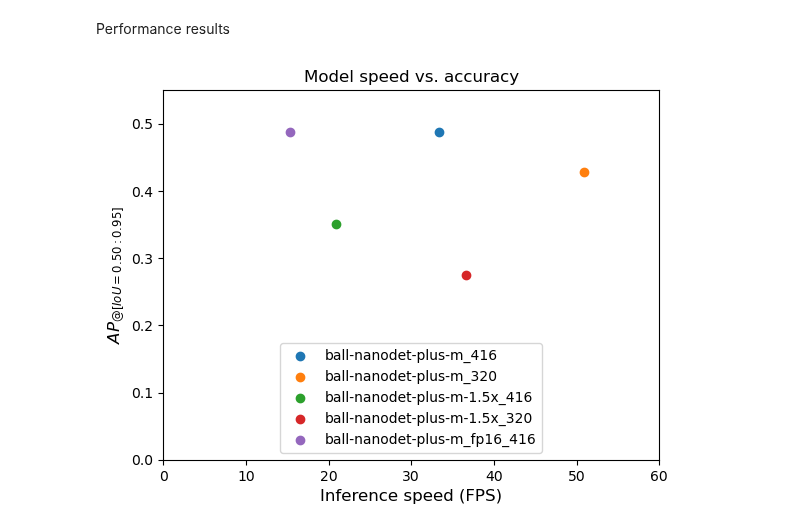
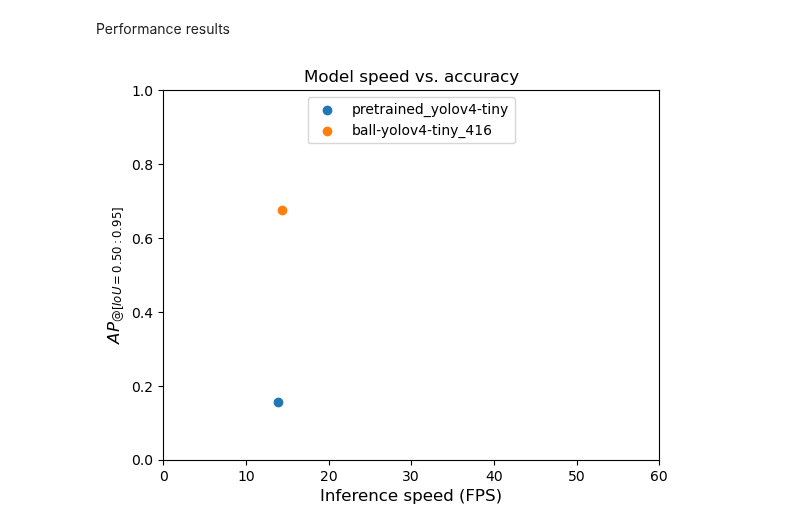
Before and after one commit to 262882/msc_detector_evaluation, a Jupyter notebook: notebook/yolov4tiny_tune.ipynb, the cells around one changed output. Saved outputs shown, nothing was run; the diff lists cells and outputs as text; code cells hidden in the pictures.

```diff
--- a/notebook/yolov4tiny_tune.ipynb
+++ b/notebook/yolov4tiny_tune.ipynb
@@ -22,19 +22,3 @@ names = [strng[len(location):-9] for strng in logs]
 train_scores = []
 for path in logs:
     train_scores.append(yolov4tiny_parse(path))
-# %%
-colors = plt.rcParams["axes.prop_cycle"].by_key()["color"]
-
-leg_list = []
-for i, train_score in enumerate(train_scores):
-    plt.plot(train_score[0], train_score[1], linestyle='-', color=colors[i], linewidth=0.5)
-    leg_list.append(names[i] + " train")
-    #plt.plot(train_score[2], train_score[3], linestyle='--', color=colors[i], linewidth=2)
-    #leg_list.append(names[i] + " val")
-
-plt.legend(leg_list, loc="upper right", fontsize="8", ncol=1)
-plt.xlabel("Epochs")
-plt.ylabel("$" + "Loss_{Avg}" + "$")
-plt.yscale('log')
-plt.title("Yolov4-tiny Training Loss")
-plt.show()
@@ -70,7 +48,7 @@ plt.show()
 # %% [markdown]
 Performance results
 # %%
-location = '../results/train_nanodet/'
+location = '../results/train_yolov4tiny/'
 dataset = 'coco_validation_sml_01_False_matchdrill'
 load_dirs = glob.glob(os.path.join(location,'*.json'))
 names = [strng[len(location):-11] for strng in load_dirs]
@@ -85,13 +63,13 @@ for i, path in enumerate(load_dirs):
 # %%
 for i, _ in enumerate(names):
     plt.scatter(model_lats[-i-1], model_score[-i-1])
 
 plt.title("Model speed vs. accuracy")
-plt.legend(names[::-1], loc="lower center", fontsize="10", ncol=1)
+plt.legend(names[::-1], loc="upper center", fontsize="10", ncol=1)
 plt.xlabel('Inference speed (FPS)', fontsize="12")
 plt.xlim([0, 60])
 plt.ylabel('$' + 'AP_{@[IoU=0.50:0.95]}' + '$', fontsize="12")
-plt.ylim([0.0, 0.55])
+plt.ylim([0.0, 1])
 plt.show()
 # %% [output]
-[figure, old version]
+[figure, new version]
```
Also changed, not shown: parts of 2 cells of this notebook, 3 other files.
